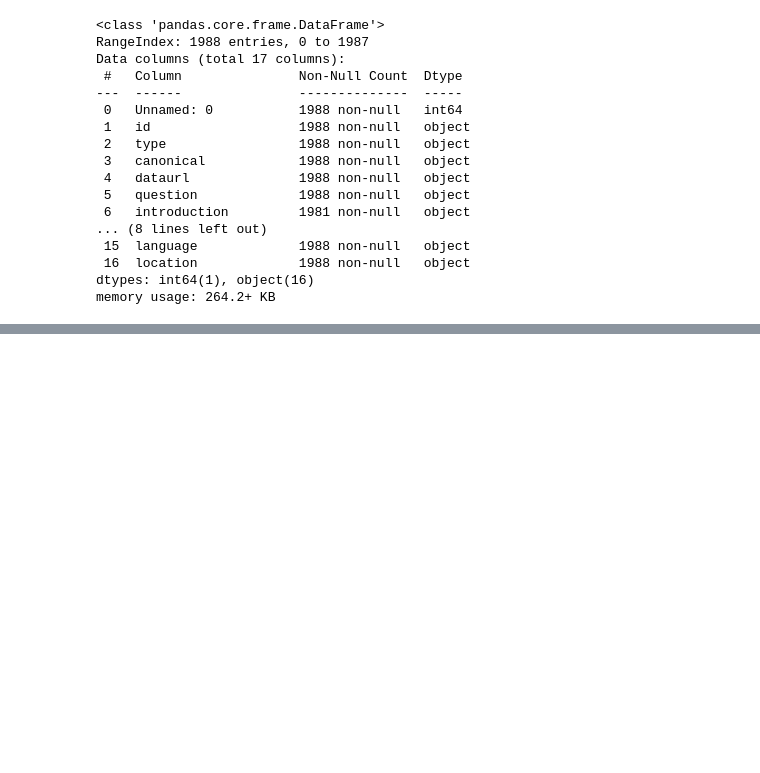
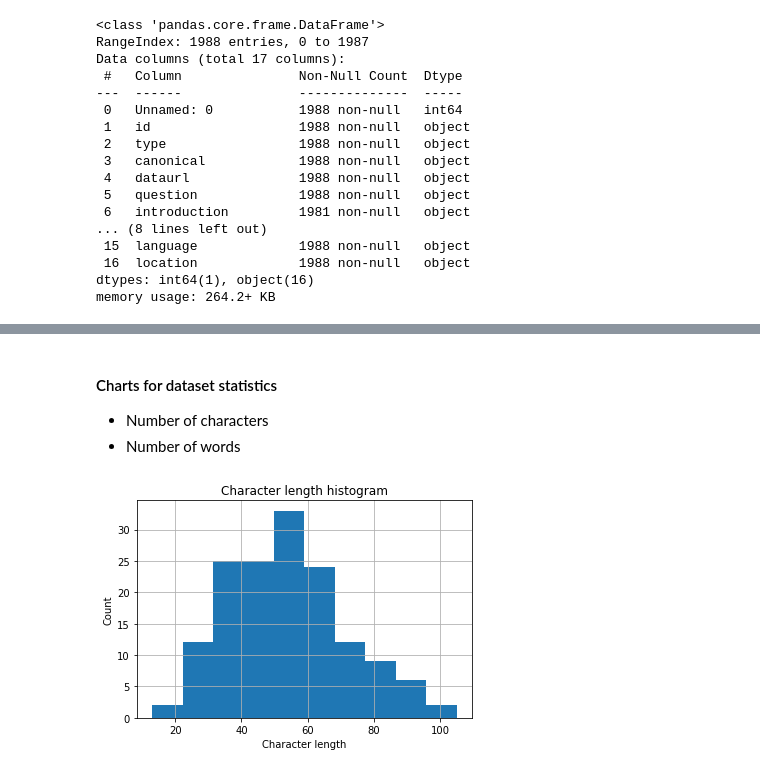
Before and after one commit to berryxmas/domain-adaptation-transformers-forQA, a Jupyter notebook: notebooks/eda-policyqa.ipynb, the cells around one changed output, grey strips where cells are left out. Cells and saved outputs as stored; diff of their text form; code cells hidden in the pictures; blank space fills up the shorter version.

```diff
--- a/notebooks/eda-policyqa.ipynb
+++ b/notebooks/eda-policyqa.ipynb
@@ -104,3 +121,15 @@ df = df.iloc[: , 2:]
 | 2 | 193accef-6ff6-4a05-a89c-b6ff37389745 | vraag en antwoord | 87 | gegevens slecht leesbaar? dan is ... | Is mijn beschadigde paspoort of i... | zijn de echtheidskenmerken van uw... | <p>Zijn de echtheidskenmerken van... | [{'paragraphtitle': 'Nieuw reisdo... |
 | 3 | 913baae5-4e13-4270-bab2-d8035a15f032 | vraag en antwoord | 42 | niet verplicht om een kopie of ee... | Moet een bank een kopie van mijn ... | banken en financiële dienstverlen... | <p>Banken en financiële dienstver... | [{'paragraphtitle': 'Financiële i... |
 | 4 | 1c255df3-9d57-4d26-a4d9-7637b54d47e6 | vraag en antwoord | 220 | makkelijker om prijzen te vergeli... | Waarom is de euro ingevoerd? | er zijn een aantal redenen voor d... | <p>Er zijn een aantal redenen voo... | [{'paragraphtitle': 'Einde aan sc... |
+# %% [markdown]
+#### Charts for dataset statistics
+- Number of characters
+- Number of words
+# %%
+def plot_character_length_histogram(text):
+    text.str.len().\
+        hist().set(xlabel='Character length', ylabel='Count', title='Character length histogram')
+
+plot_character_length_histogram(df['question'])
+# %% [output]
+[figure, added]
```
Also changed, not shown: parts of 29 cells of this notebook.
